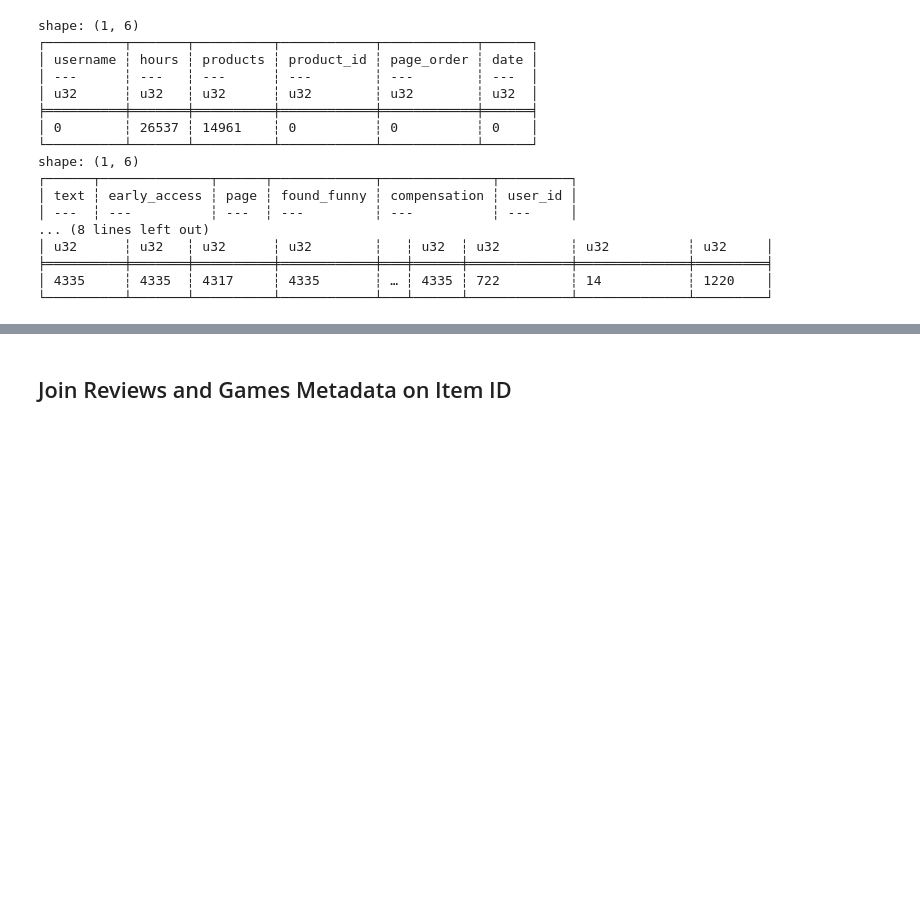
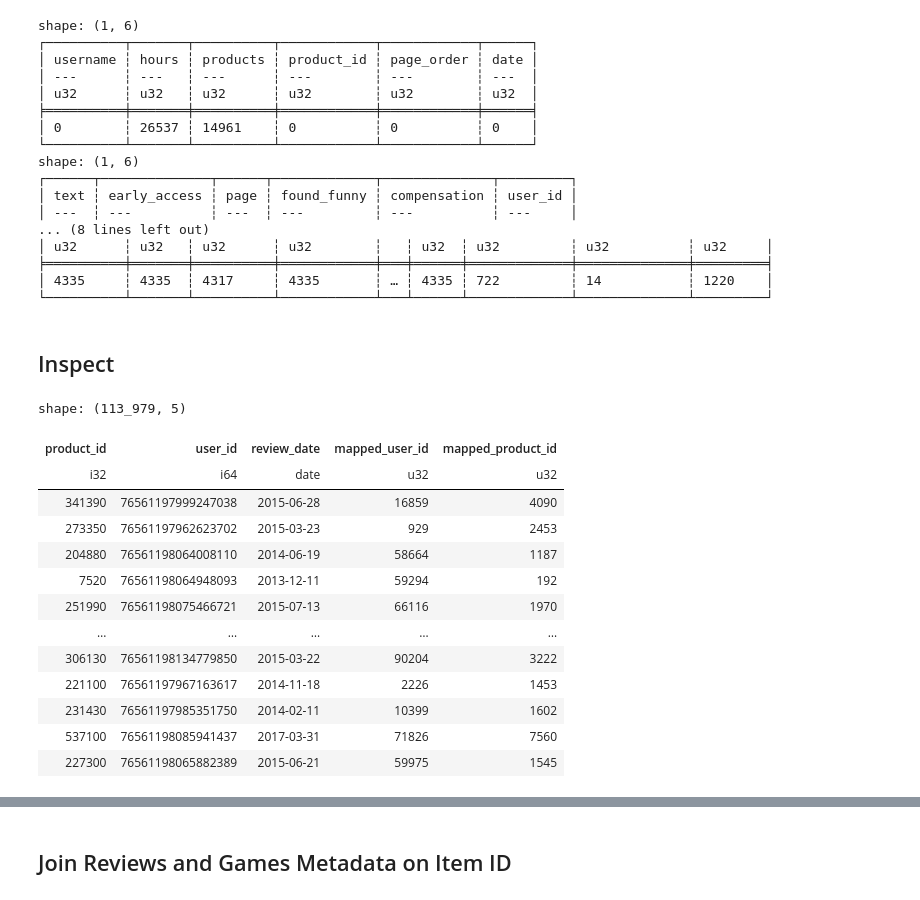
Before and after one commit to onichmath/Steam-Sequential-Recommender, a Jupyter notebook: DataExtraction.ipynb, the cells around one changed output, grey strips where cells are left out. Drawn from its saved outputs; the diff is of its cells as text; code cells hidden in the pictures; blank space fills up the shorter version.

```diff
--- a/DataExtraction.ipynb
+++ b/DataExtraction.ipynb
@@ -238,3 +238,5 @@ shape: (1, 6)
 ╞══════════╪═══════╪══════════╪════════════╪═══╪══════╪═════════════╪══════════════╪═════════╡
 │ 4335     ┆ 4335  ┆ 4317     ┆ 4335       ┆ … ┆ 4335 ┆ 722         ┆ 14           ┆ 1220    │
 └──────────┴───────┴──────────┴────────────┴───┴──────┴─────────────┴──────────────┴─────────┘
+# %% [markdown]
+## Inspect
@@ -240,0 +245,17 @@ shape: (1, 6)
+# %%
+reviews_df.unique("user_id").collect()
+# %% [output]
+shape: (113_979, 5)
+| product_id | user_id | review_date | mapped_user_id | mapped_product_id |
+| i32 | i64 | date | u32 | u32 |
+| 341390 | 76561197999247038 | 2015-06-28 | 16859 | 4090 |
+| 273350 | 76561197962623702 | 2015-03-23 | 929 | 2453 |
+| 204880 | 76561198064008110 | 2014-06-19 | 58664 | 1187 |
+| 7520 | 76561198064948093 | 2013-12-11 | 59294 | 192 |
+| 251990 | 76561198075466721 | 2015-07-13 | 66116 | 1970 |
+| … | … | … | … | … |
+| 306130 | 76561198134779850 | 2015-03-22 | 90204 | 3222 |
+| 221100 | 76561197967163617 | 2014-11-18 | 2226 | 1453 |
+| 231430 | 76561197985351750 | 2014-02-11 | 10399 | 1602 |
+| 537100 | 76561198085941437 | 2017-03-31 | 71826 | 7560 |
+| 227300 | 76561198065882389 | 2015-06-21 | 59975 | 1545 |
```
Also changed, not shown: parts of 5 cells of this notebook, 2 other files.
